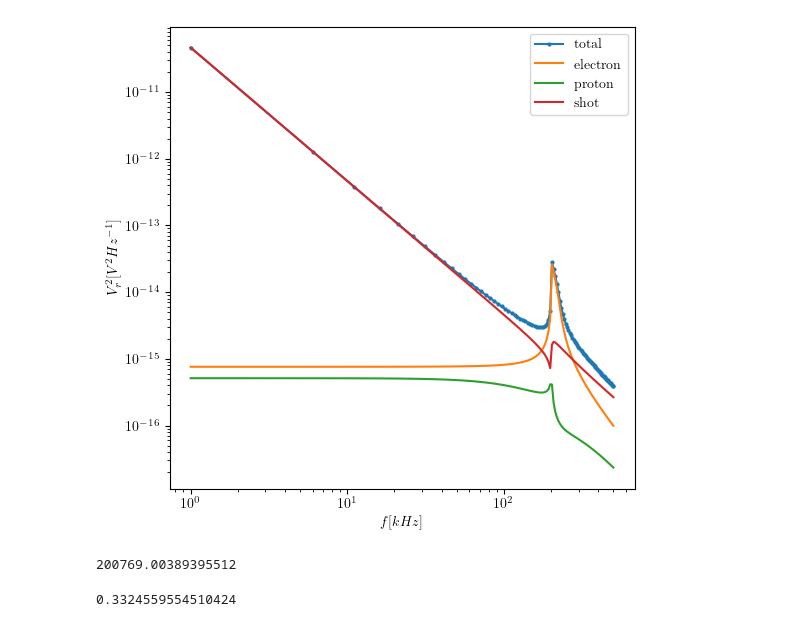
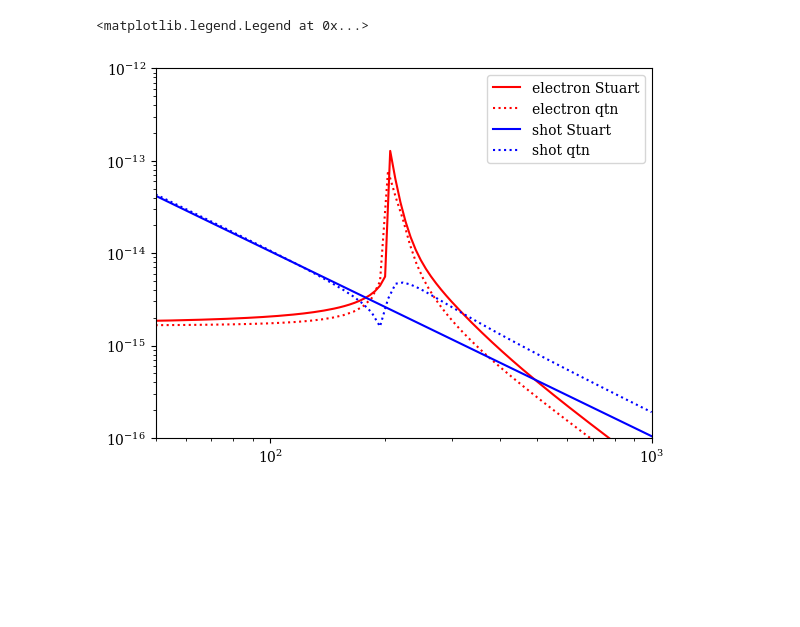
Before and after one commit to lusee-night/qtn-proj, a Jupyter notebook: notebook/lusee-night.ipynb, the cells around one changed output. Drawn from its saved outputs; the diff is of its cells as text; code cells hidden in the pictures; blank space fills up the shorter version.

```diff
--- a/notebook/lusee-night.ipynb
+++ b/notebook/lusee-night.ipynb
@@ -59,0 +91,11 @@ wrelplot = fbins/fpe
+# %%
+enoise = np.array([helper(wrel) for wrel in wrelplot])
+enoise_b, enoise_k = enoise.T
+# %%
+gamma_b = gb_s[:, 0]
+shot_b = gb_s[:, 1]
+vr2_b = enoise_b + shot_b
+
+gamma_k = gk_s[:, 0]
+shot_k = gk_s[:, 1]
+vr2_k = enoise_k + shot_k
@@ -81,18 +128,0 @@ vr2 = enoise + pnoise + shot
-# %%
-plt.rc('text', usetex=True)
-plt.rc('font', family='serif')
-fig = plt.figure(figsize=[6, 6])
-plt.plot(fbins/1000, vr2/gamma, 'o-', markersize=2, label='total')
-plt.plot(fbins/1000, enoise/gamma, label='electron')
-plt.plot(fbins/1000, pnoise/gamma, label='proton')
-plt.plot(fbins/1000, shot/gamma, label='shot')
-plt.xscale('log')
-plt.yscale('log')
-#plt.xlim([4, 256])
-#plt.ylim([1e-16, 5e-13])
-plt.xlabel(r'$f[kHz]$')
-plt.ylabel(r'$V_r^2[V^2Hz^{-1}]$')
-plt.legend(loc='best')
-plt.show()
-# %% [output]
-[figure, removed]
@@ -101,8 +129,19 @@ fig.savefig('lusee-night.png', dpi=300)
-# %%
-fpe
-# %% [output]
-200769.00389395512
-# %%
-ldc
-# %% [output]
-0.3324559554510424
+# %%
+from scipy.io import readsav
+import os
+root = os.environ['LUSEE_DRIVE_DIR']+'/Simulations/SkyModels/PlasmaEffects/'
+f100=readsav(root+'R1_L300cm_n100t1k8v0nf300.sav')
+f500=readsav(root+'R1_L300cm_n500t2k6v0nf300.sav')
+# %%
+
+plt.plot(f500['f_sp']/1000,f500['v2e'],'r-', label='electron Stuart')
+plt.plot(fbins/1000, enoise_k/np.sqrt(gamma_k), 'r:', label='electron qtn')
+plt.plot(f500['f_sp']/1000,f500['v2i'],'b-', label='shot Stuart')
+plt.plot(fbins/1000, shot_k/np.sqrt(gamma_k), 'b:', label='shot qtn')
+plt.loglog()
+plt.xlim(50, 1000)
+plt.ylim(1e-16,1e-12)
+plt.legend()
+# %% [output]
+<matplotlib.legend.Legend at 0x...>
+[figure, added]
```
Also changed, not shown: parts of 23 cells of this notebook.
